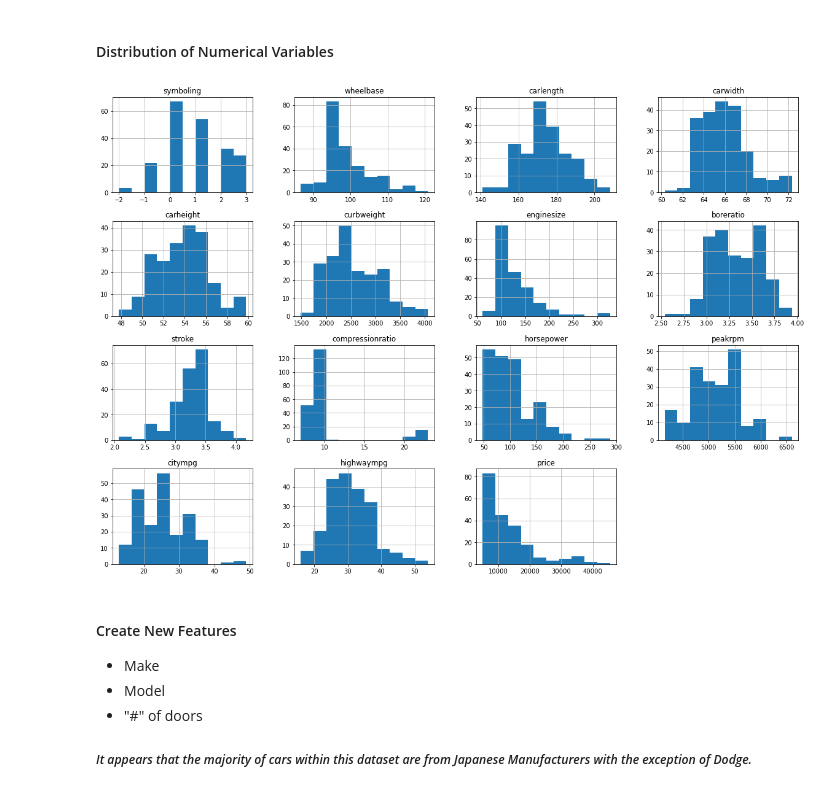
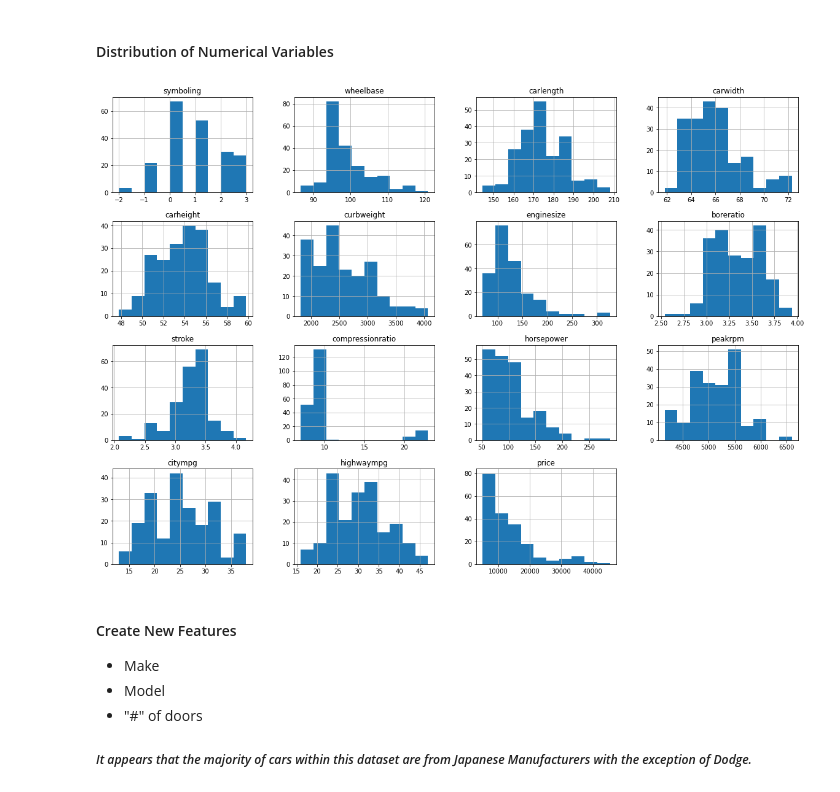
Before and after one commit to ShaneJett-DS/car_price_prediction, a Jupyter notebook: car_prediction.ipynb, the cells around one changed output. Saved outputs shown, nothing was run; the diff lists cells and outputs as text; code cells hidden in the pictures.

```diff
--- a/car_prediction.ipynb
+++ b/car_prediction.ipynb
@@ -177,14 +177,17 @@ print(temp_df2.shape)
 # %% [markdown]
 #### Distribution of Numerical Variables
 # %%
+# Create a checkpoint copy of the dataframe
+clean_data = temp_df2.copy()
+
 #fig, ax = plt.subplots(figsize=(10,6))
-hist_data = data.drop("car_ID", axis=1)
+hist_data = clean_data.drop("car_ID", axis=1)
 
 ax = hist_data.hist(figsize=(20,14))
 #ax = px.scatter_matrix(hist_data)
 plt.show()
 # %% [output]
-[figure, old version]
+[figure, new version]
 # %% [markdown]
 #### Create New Features
 * Make
```
Also changed, not shown: parts of 7 cells of this notebook.
